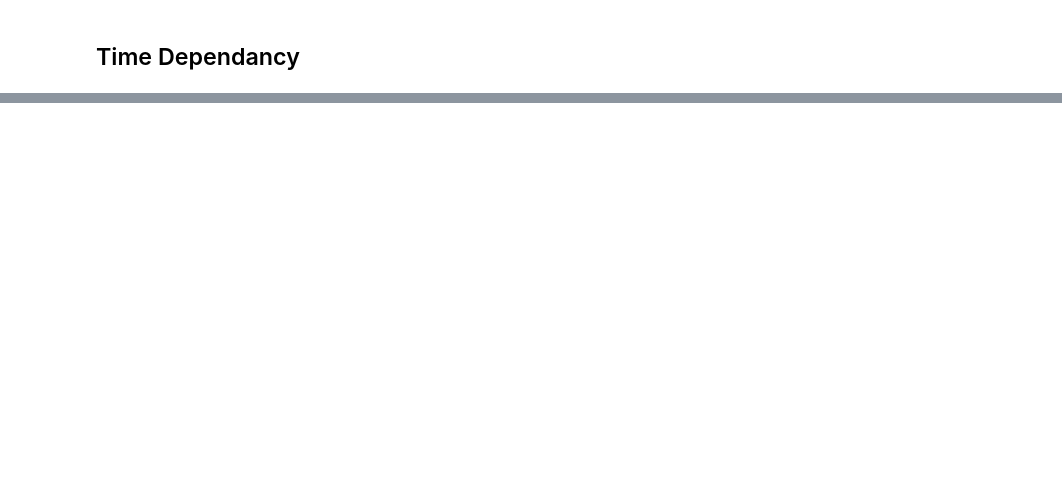
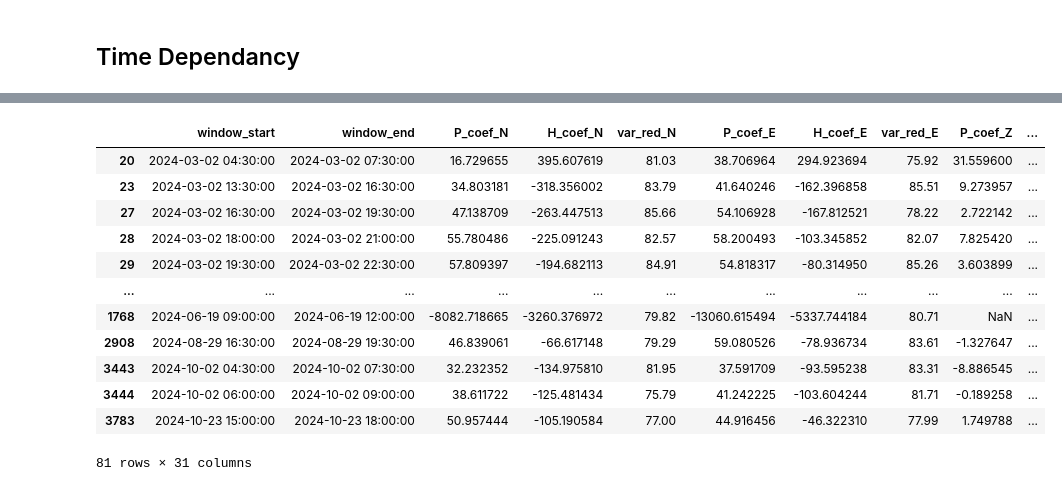
Before and after one commit to andbrocode/BaroSeis, a Jupyter notebook: plot_coefficients_histogram.ipynb, the cells around one changed output, grey strips where cells are left out. Cells and saved outputs as stored; diff of their text form; code cells hidden in the pictures; blank space fills up the shorter version.

```diff
--- a/plot_coefficients_histogram.ipynb
+++ b/plot_coefficients_histogram.ipynb
@@ -1047,0 +1059,16 @@ plot_coefficients_time_series(df)
+# %%
+df[(df['var_red_N'] > 75) & (df['var_red_E'] > 75)].sort_values('window_start', ascending=True)
+# %% [output]
+|  | window_start | window_end | P_coef_N | H_coef_N | var_red_N | P_coef_E | H_coef_E | var_red_E | P_coef_Z | ... |
+| 20 | 2024-03-02 04:30:00 | 2024-03-02 07:30:00 | 16.729655 | 395.607619 | 81.03 | 38.706964 | 294.923694 | 75.92 | 31.559600 | ... |
+| 23 | 2024-03-02 13:30:00 | 2024-03-02 16:30:00 | 34.803181 | -318.356002 | 83.79 | 41.640246 | -162.396858 | 85.51 | 9.273957 | ... |
+| 27 | 2024-03-02 16:30:00 | 2024-03-02 19:30:00 | 47.138709 | -263.447513 | 85.66 | 54.106928 | -167.812521 | 78.22 | 2.722142 | ... |
+| 28 | 2024-03-02 18:00:00 | 2024-03-02 21:00:00 | 55.780486 | -225.091243 | 82.57 | 58.200493 | -103.345852 | 82.07 | 7.825420 | ... |
+| 29 | 2024-03-02 19:30:00 | 2024-03-02 22:30:00 | 57.809397 | -194.682113 | 84.91 | 54.818317 | -80.314950 | 85.26 | 3.603899 | ... |
+| ... | ... | ... | ... | ... | ... | ... | ... | ... | ... | ... |
+| 1768 | 2024-06-19 09:00:00 | 2024-06-19 12:00:00 | -8082.718665 | -3260.376972 | 79.82 | -13060.615494 | -5337.744184 | 80.71 | NaN | ... |
+| 2908 | 2024-08-29 16:30:00 | 2024-08-29 19:30:00 | 46.839061 | -66.617148 | 79.29 | 59.080526 | -78.936734 | 83.61 | -1.327647 | ... |
+| 3443 | 2024-10-02 04:30:00 | 2024-10-02 07:30:00 | 32.232352 | -134.975810 | 81.95 | 37.591709 | -93.595238 | 83.31 | -8.886545 | ... |
+| 3444 | 2024-10-02 06:00:00 | 2024-10-02 09:00:00 | 38.611722 | -125.481434 | 75.79 | 41.242225 | -103.604244 | 81.71 | -0.189258 | ... |
+| 3783 | 2024-10-23 15:00:00 | 2024-10-23 18:00:00 | 50.957444 | -105.190584 | 77.00 | 44.916456 | -46.322310 | 77.99 | 1.749788 | ... |
+81 rows × 31 columns
```
Also changed, not shown: parts of 7 cells of this notebook, 23 other files.
